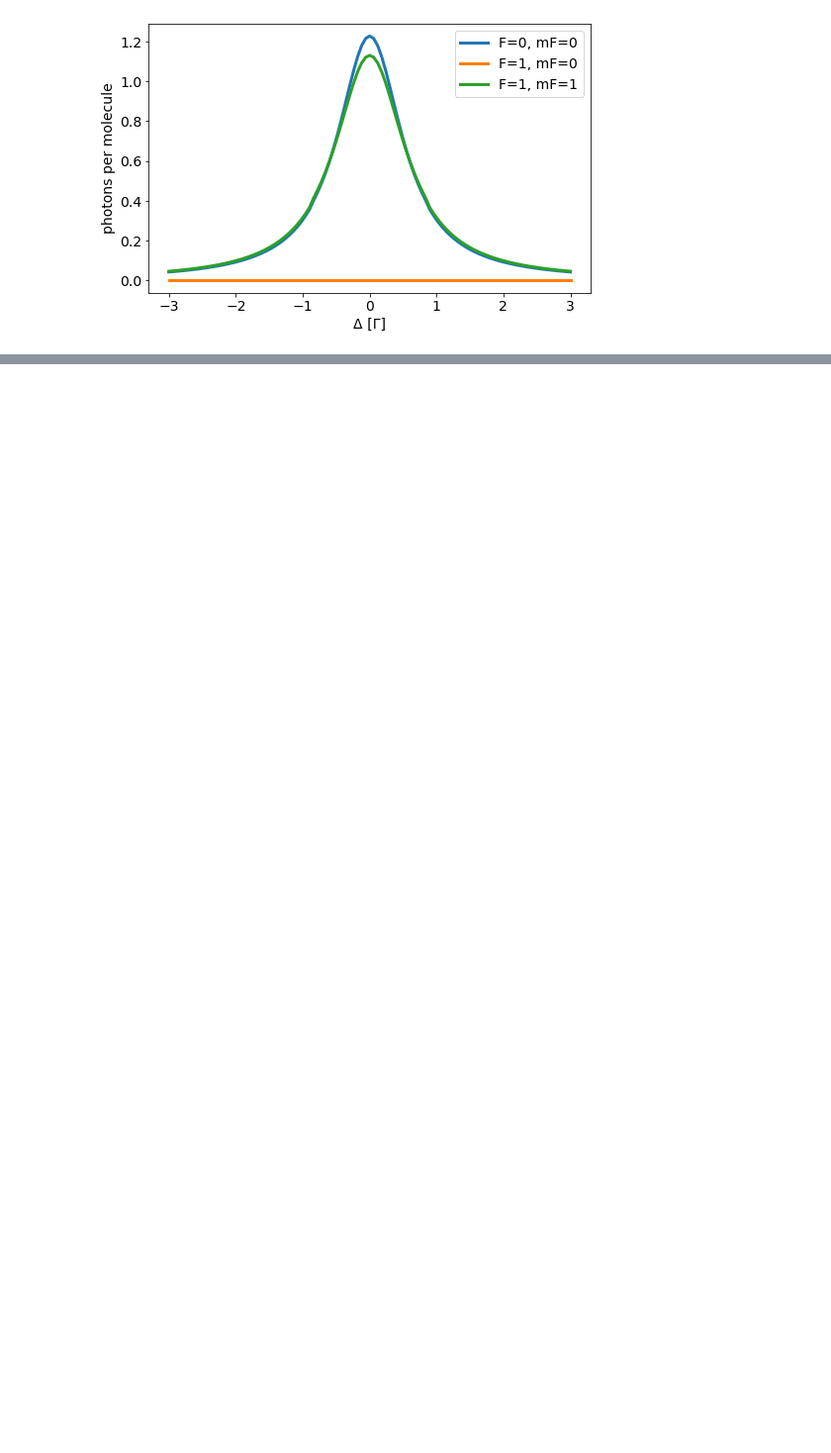
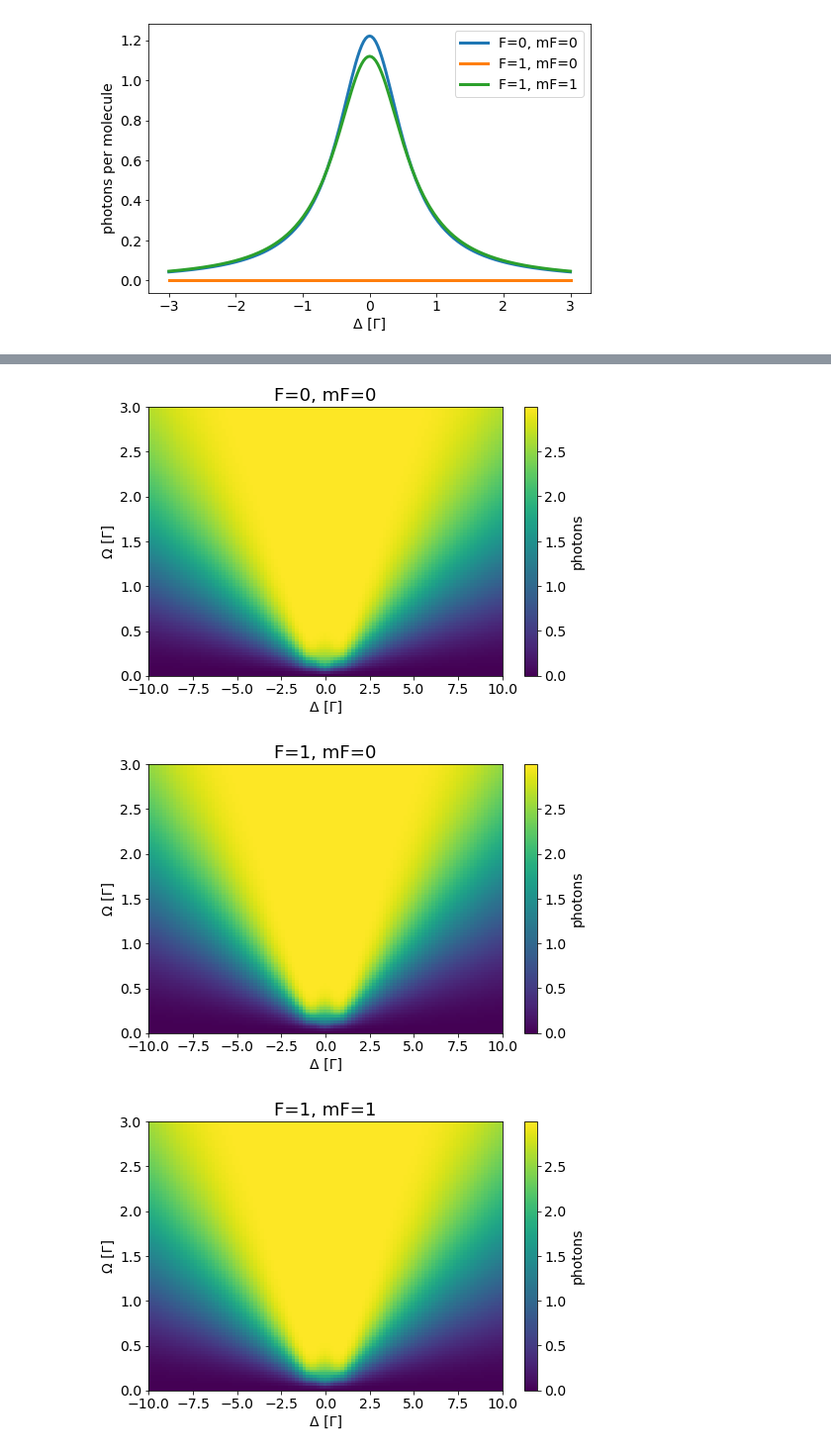
Before and after one commit to ograsdijk/optical-bloch, a Jupyter notebook: R0 F1=1_2 F=1.ipynb, the cells around one changed output, grey strips where cells are left out. Shown at 99% size. Cells and saved outputs as stored; diff of their text form; code cells hidden in the pictures; blank space fills up the shorter version.

```diff
--- a/R0 F1=1_2 F=1.ipynb
+++ b/R0 F1=1_2 F=1.ipynb
@@ -748,0 +788,33 @@ set_fontsize(ax, 14)
+# %%
+from scipy.stats import norm, binned_statistic_2d
+x = np.linspace(-10,10,101)
+
+levels = list(results[0].keys())
+for level in levels:
+    Ωs = []
+    Δs = []
+    values = []
+
+    for Ωi in results.keys():
+        Ωs.extend([Ωi]*len(x))
+        Δs.extend(x)
+        values.extend(results[Ωi][level])
+
+    stat, x_edge, y_edge, bin_number = binned_statistic_2d(Δs,Ωs,values = values, statistic = 'mean', bins = [101, 101])
+    stat *= Γ
+    X, Y = np.meshgrid(x_edge,y_edge)
+
+    fig, ax = plt.subplots(figsize = (8,5))
+    cs = ax.pcolormesh(X,Y/Γ,stat.T)
+    cbar = fig.colorbar(cs)
+    ax.set_title(level)
+    ax.set_xlabel('Δ [Γ]')
+    ax.set_ylabel('Ω [Γ]')
+    cbar.ax.set_ylabel('photons')
+
+    set_fontsize(ax, 14)
+    set_fontsize(cbar.ax, 14)
+# %% [output]
+[figure, added]
+[figure, added]
+[figure, added]
```
Also changed, not shown: parts of 31 cells of this notebook, 1 other file.
